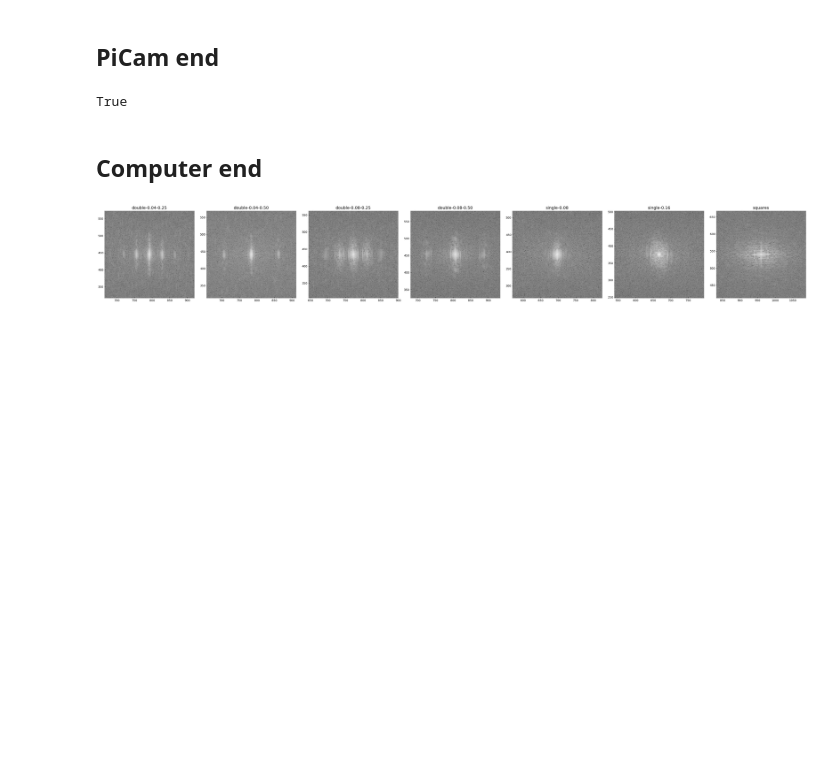
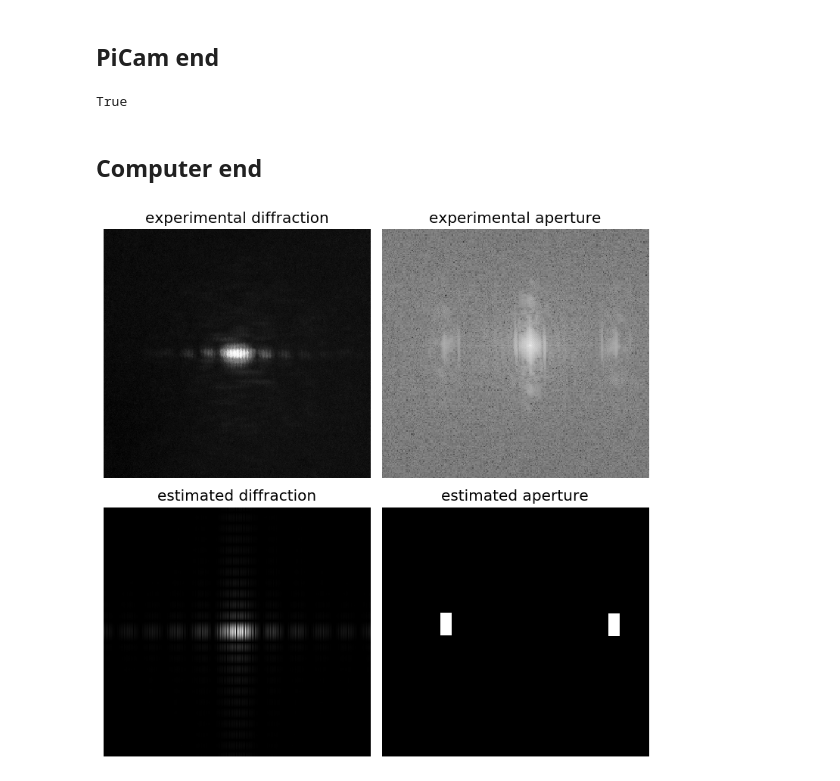
Before and after one commit to kvdomingo/AP187, a Jupyter notebook: IP/187_IP.ipynb, the cells around one changed output. Saved outputs shown, nothing was run; the diff lists cells and outputs as text; code cells hidden in the pictures; blank space fills up the shorter version.

```diff
--- a/IP/187_IP.ipynb
+++ b/IP/187_IP.ipynb
@@ -15,7 +24,7 @@ plt.style.use("bmh")
 plt.rcParams["axes.axisbelow"] = True
 # plt.rcParams["text.usetex"] = True
 # plt.rcParams["font.family"] = "serif"
-plt.rcParams["figure.figsize"] = (16/2, 9/2)
+plt.rcParams["figure.figsize"] = (5, 5)
 plt.rcParams["figure.dpi"] = 100
 plt.rcParams["text.latex.preamble"] = [r"\usepackage{physics}"]
 # %% [markdown]
@@ -149,19 +386,9 @@ class ApertureEstimator:
         plt.show()
-# %%
-filenames = [f for f in os.listdir() if f.endswith('png') and not f.startswith('dark')]
-plt.figure(figsize=(5*len(filenames), 5))
-for i, f in enumerate(filenames):
-    plt.subplot(1, len(filenames), i+1)
-    ae = ApertureEstimator(f, 'darkframe-iso800-30fps.png')
-    ae.estimateAperture(logscale=True, hold='on')
-    plt.title('.'.join(f.split('.')[:-1]))
-    plt.axis('auto')
-    h, w = ae.aperture_display.shape
-    r = 128
-    plt.xlim(w//2-r, w//2+r)
-    plt.ylim(h//2-r, h//2+r)
-    plt.grid(0)
-plt.tight_layout()
-plt.show()
-# %% [output]
-[figure, removed]
+# %%
+ae = ApertureEstimator('double-0.08-0.50.png', 'darkframe-iso800-30fps.png')
+ae.estimateAperture(logscale=True, hold='on')
+plt.close('all')
+ae.diffractionFitter(threshold=155)
+ae.showFit(r=128, zoom=True)
+# %% [output]
+[figure, added]
```
Also changed, not shown: parts of 4 cells of this notebook.
